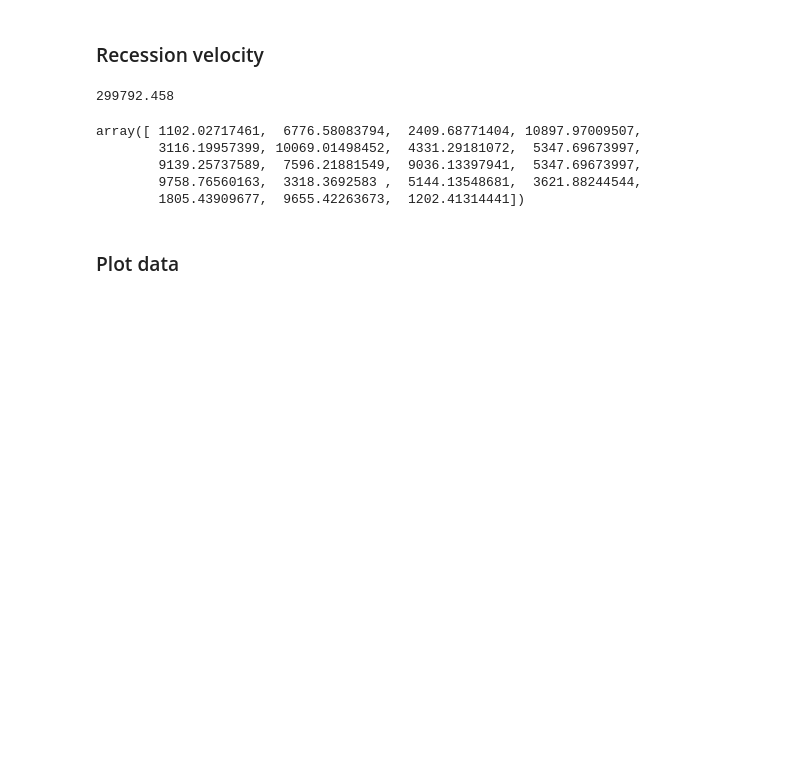
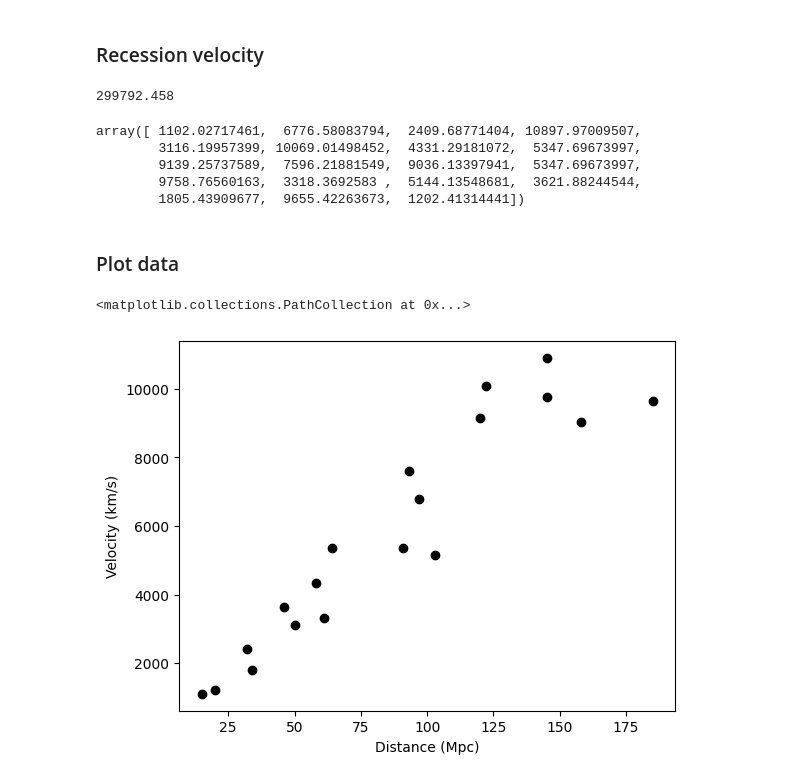
Before and after one commit to ratikaewkam/ACC, a Jupyter notebook: Challenge2/Challenge2.ipynb, the cells around one changed output. Drawn from its saved outputs; the diff is of its cells as text; code cells hidden in the pictures; blank space fills up the shorter version.

Commit message:
Update Challenge2.ipynb - Plot data

```diff
--- a/Challenge2/Challenge2.ipynb
+++ b/Challenge2/Challenge2.ipynb
@@ -83,8 +83,8 @@ m, M, z
 # %% [markdown]
 ### Distance modulus
 # %%
-distance = (np.power(10, ((m-M+5)/5))) / 1e6 # pc -> Mpc
-distance
+d = (np.power(10, ((m-M+5)/5))) / 1e6 # pc -> Mpc
+d
 # %% [output]
 array([ 15.,  97.,  32., 145.,  50., 122.,  58.,  91., 120.,  93., 158.,
         64., 145.,  61., 103.,  46.,  34., 185.,  20.])
@@ -96,8 +96,8 @@ c
 # %% [output]
 299792.458
 # %%
-recv = c*z
-recv
+v = c*z
+v
 # %% [output]
 array([ 1102.02717461,  6776.58083794,  2409.68771404, 10897.97009507,
         3116.19957399, 10069.01498452,  4331.29181072,  5347.69673997,
@@ -106,3 +106,10 @@ array([ 1102.02717461,  6776.58083794,  2409.68771404, 10897.97009507,
         1805.43909677,  9655.42263673,  1202.41314441])
 # %% [markdown]
 ### Plot data
+# %%
+plt.xlabel('Distance (Mpc)')
+plt.ylabel('Velocity (km/s)')
+plt.scatter(d, v, color='black')
+# %% [output]
+<matplotlib.collections.PathCollection at 0x...>
+[figure, added]
```
